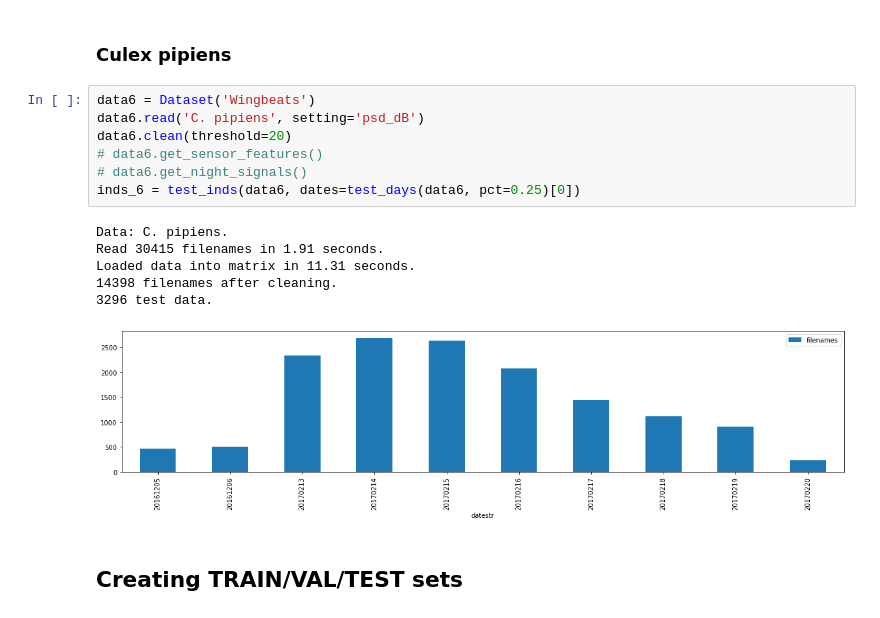
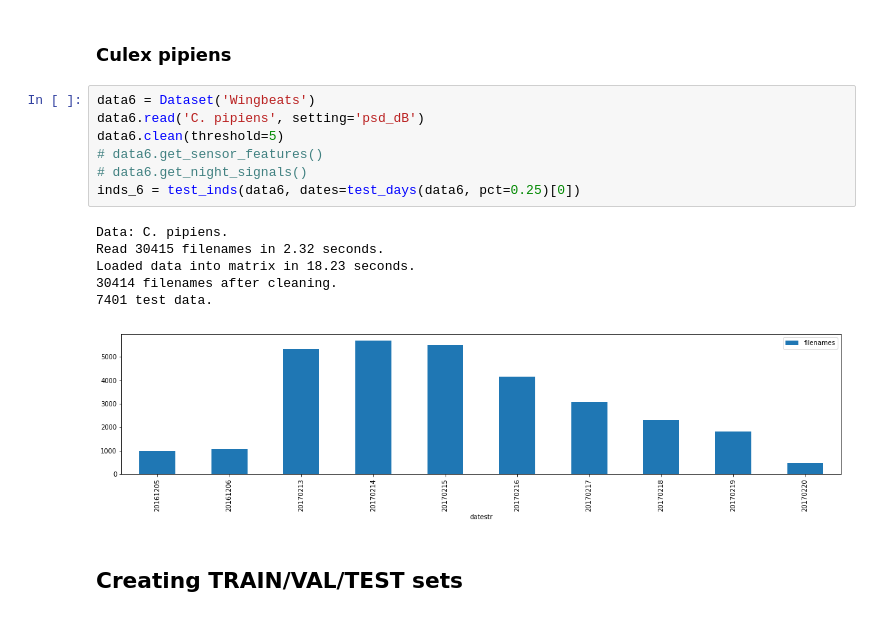
Before and after one commit to kalfasyan/wingbeat_frequencies, a Jupyter notebook: Jupyter_Notebooks/Improved_val_ML_mosq.ipynb, the cells around one changed output. Drawn from its saved outputs; the diff is of its cells as text.

```diff
--- a/Jupyter_Notebooks/Improved_val_ML_mosq.ipynb
+++ b/Jupyter_Notebooks/Improved_val_ML_mosq.ipynb
@@ -112,17 +112,17 @@ Loaded data into matrix in 22.02 seconds.
 # %%
 data6 = Dataset('Wingbeats')
 data6.read('C. pipiens', setting='psd_dB')
-data6.clean(threshold=20)
+data6.clean(threshold=5)
 # data6.get_sensor_features()
 # data6.get_night_signals()
 inds_6 = test_inds(data6, dates=test_days(data6, pct=0.25)[0])
 # %% [output]
 Data: C. pipiens.
-Read 30415 filenames in 1.91 seconds.
-Loaded data into matrix in 11.31 seconds.
-14398 filenames after cleaning.
-3296 test data.
+Read 30415 filenames in 2.32 seconds.
+Loaded data into matrix in 18.23 seconds.
+30414 filenames after cleaning.
+7401 test data.
-[figure, old version]
+[figure, new version]
 # %% [markdown]
 ## Creating TRAIN/VAL/TEST sets
 # %%
```
Also changed, not shown: parts of 11 cells of this notebook, 7 other files.
